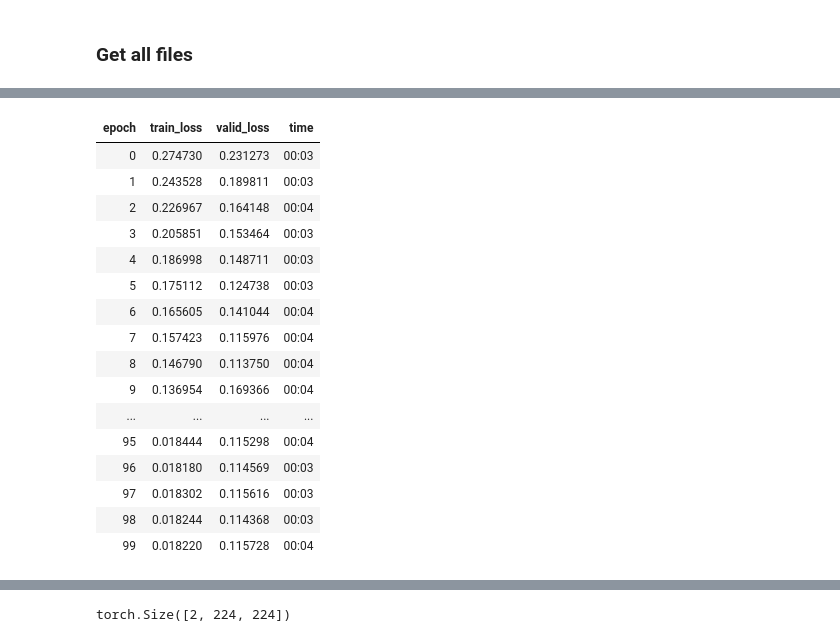
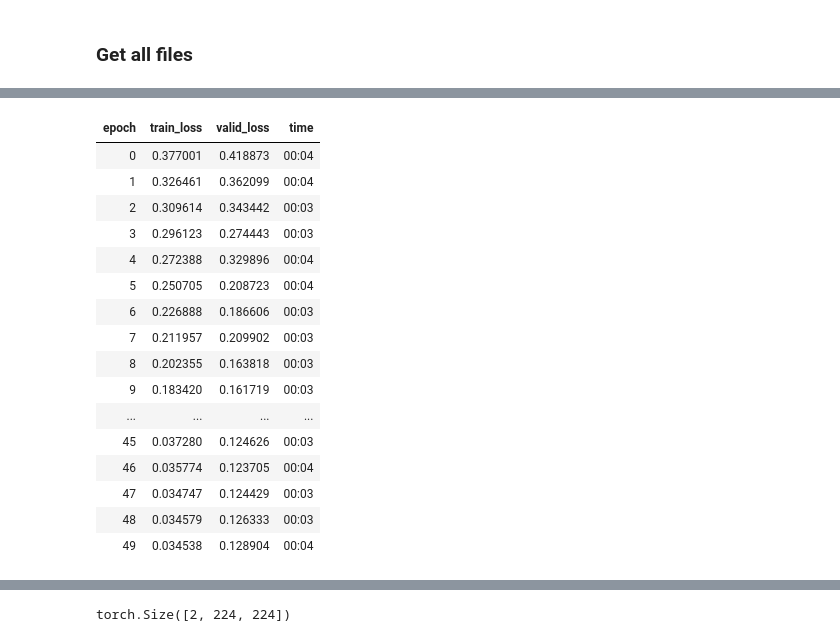
Before and after one commit to Snadderbyte/course-project-2, a Jupyter notebook: notebooks/mast-model.ipynb, the cells around one changed output, grey strips where cells are left out. Saved outputs shown, nothing was run; the diff lists cells and outputs as text; code cells hidden in the pictures.

```diff
--- a/notebooks/mast-model.ipynb
+++ b/notebooks/mast-model.ipynb
@@ -79,22 +79,22 @@ dls.show_batch(figsize=(10, 5))
 # %%
 learn = unet_learner(dls, resnet34, pretrained=True)
 # %%
-learn.fine_tune(100)
+learn.fine_tune(50)
 # %% [output]
 | epoch | train_loss | valid_loss | time |
-| 0 | 0.274730 | 0.231273 | 00:03 |
-| 1 | 0.243528 | 0.189811 | 00:03 |
-| 2 | 0.226967 | 0.164148 | 00:04 |
-| 3 | 0.205851 | 0.153464 | 00:03 |
-| 4 | 0.186998 | 0.148711 | 00:03 |
-| 5 | 0.175112 | 0.124738 | 00:03 |
-| 6 | 0.165605 | 0.141044 | 00:04 |
-| 7 | 0.157423 | 0.115976 | 00:04 |
-| 8 | 0.146790 | 0.113750 | 00:04 |
-| 9 | 0.136954 | 0.169366 | 00:04 |
+| 0 | 0.377001 | 0.418873 | 00:04 |
+| 1 | 0.326461 | 0.362099 | 00:04 |
+| 2 | 0.309614 | 0.343442 | 00:03 |
+| 3 | 0.296123 | 0.274443 | 00:03 |
+| 4 | 0.272388 | 0.329896 | 00:04 |
+| 5 | 0.250705 | 0.208723 | 00:04 |
+| 6 | 0.226888 | 0.186606 | 00:03 |
+| 7 | 0.211957 | 0.209902 | 00:03 |
+| 8 | 0.202355 | 0.163818 | 00:03 |
+| 9 | 0.183420 | 0.161719 | 00:03 |
 | ... | ... | ... | ... |
-| 95 | 0.018444 | 0.115298 | 00:04 |
-| 96 | 0.018180 | 0.114569 | 00:03 |
-| 97 | 0.018302 | 0.115616 | 00:03 |
-| 98 | 0.018244 | 0.114368 | 00:03 |
-| 99 | 0.018220 | 0.115728 | 00:04 |
+| 45 | 0.037280 | 0.124626 | 00:03 |
+| 46 | 0.035774 | 0.123705 | 00:04 |
+| 47 | 0.034747 | 0.124429 | 00:03 |
+| 48 | 0.034579 | 0.126333 | 00:03 |
+| 49 | 0.034538 | 0.128904 | 00:04 |
```
Also changed, not shown: parts of 6 cells of this notebook, 10 other files.
